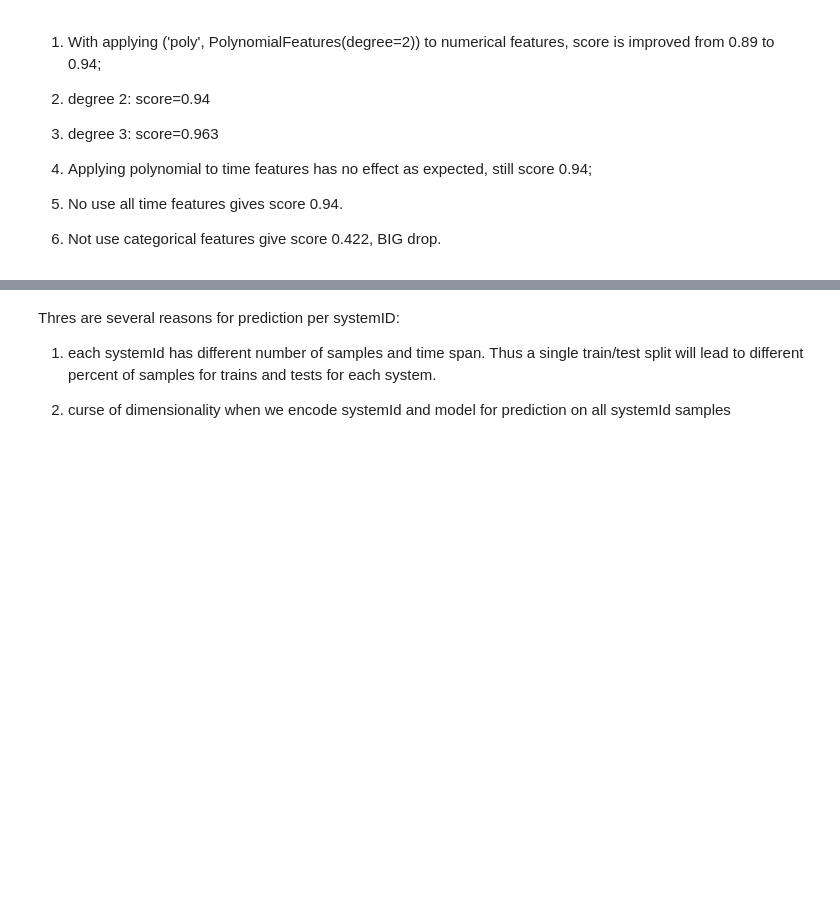
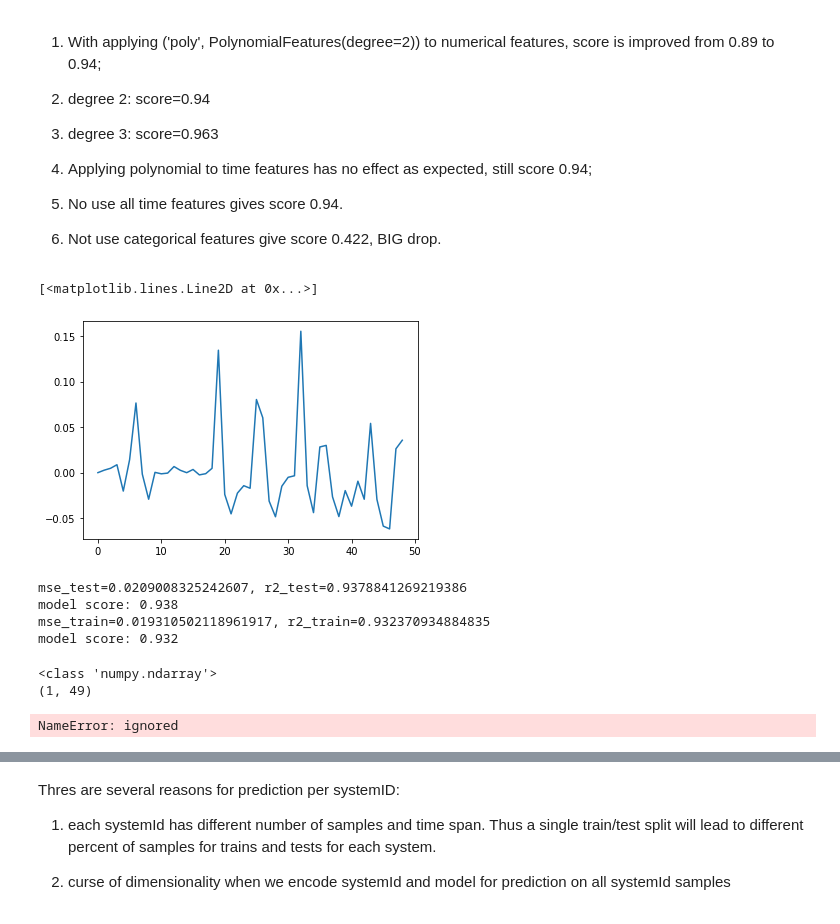
Before and after one commit to FrankGangWang/AppliedML_Python_Coursera, a Jupyter notebook: Pipelined_Interview_for_DataScience_2.ipynb, the cells around one changed output, grey strips where cells are left out. Drawn from its saved outputs; the diff is of its cells as text; code cells hidden in the pictures; blank space fills up the shorter version.

```diff
--- a/Pipelined_Interview_for_DataScience_2.ipynb
+++ b/Pipelined_Interview_for_DataScience_2.ipynb
@@ -283,7 +362,7 @@ numeric_transformer = Pipeline(
   steps = [
     #('scaler', StandardScaler()),
     ('power_transformer', PowerTransformer(method='box-cox', standardize=True, copy=True)),
-    ('poly', PolynomialFeatures(degree=3)),
+    ('poly', PolynomialFeatures(degree=3, interaction_only=True, include_bias=False)),
     #('power_transformer', PowerTransformer(method='yeo-johnson', standardize=True, copy=True)),
   ]
 )
@@ -539,6 +618,7 @@ def plot_single_predicted_real(systemID_selected_list, y_test, y_train):
   fig.subplots_adjust(top=0.95) # last in fig setting
   plt.show()
 # %%
+# Skip Grid Search AND directly use its optimum params
 regressor_pipeline = Pipeline(
     steps=[
       ('preprocessor', preprocessor),
@@ -548,4 +628,43 @@ regressor_pipeline = Pipeline(
       #('LogitRegression', LogitRegression())
     ]
 )
-regressor_pipeline.set_params(preprocessor__numeric_transformer__poly__degree=3)
+regressor_pipeline.set_params(preprocessor__numeric_transformer__poly__degree=1)
+regressor_pipeline.fit(X_train, y_train)
+# %%
+coef = regressor_pipeline.named_steps['regressor'].coef_
+plt.plot(coef.reshape(coef.shape[1]))
+# %% [output]
+[<matplotlib.lines.Line2D at 0x...>]
+[figure, added]
+# %%
+# MSE and r2_score
+from sklearn.metrics import mean_squared_error, r2_score
+y_test_pred = regressor_pipeline.predict(X_test)
+mse_test = mean_squared_error(y_test, y_test_pred, squared=False)
+r2_test = r2_score(y_test, y_test_pred)
+
+y_train_pred = regressor_pipeline.predict(X_train)
+mse_train = mean_squared_error(y_train, y_train_pred, squared=False)
+r2_train = r2_score(y_train, y_train_pred)
+
+print(f'mse_test={mse_test}, r2_test={r2_test}')
+print("model score: %.3f" % regressor_pipeline.score(X_test, y_test))
+
+
+print(f'mse_train={mse_train}, r2_train={r2_train}')
+print("model score: %.3f" % regressor_pipeline.score(X_train, y_train))
+# %% [output]
+mse_test=0.0209008325242607, r2_test=0.9378841269219386
+model score: 0.938
+mse_train=0.019310502118961917, r2_train=0.932370934884835
+model score: 0.932
+# %%
+print(type(regressor_pipeline.named_steps['regressor'].coef_))
+print(regressor_pipeline.named_steps['regressor'].coef_.shape)
+# %% [output]
+<class 'numpy.ndarray'>
+(1, 49)
+# %%
+best_estimator.fit(X_train, y_train)
+# %% [output]
+NameError: ignored
```
Also changed, not shown: parts of 31 cells of this notebook.
